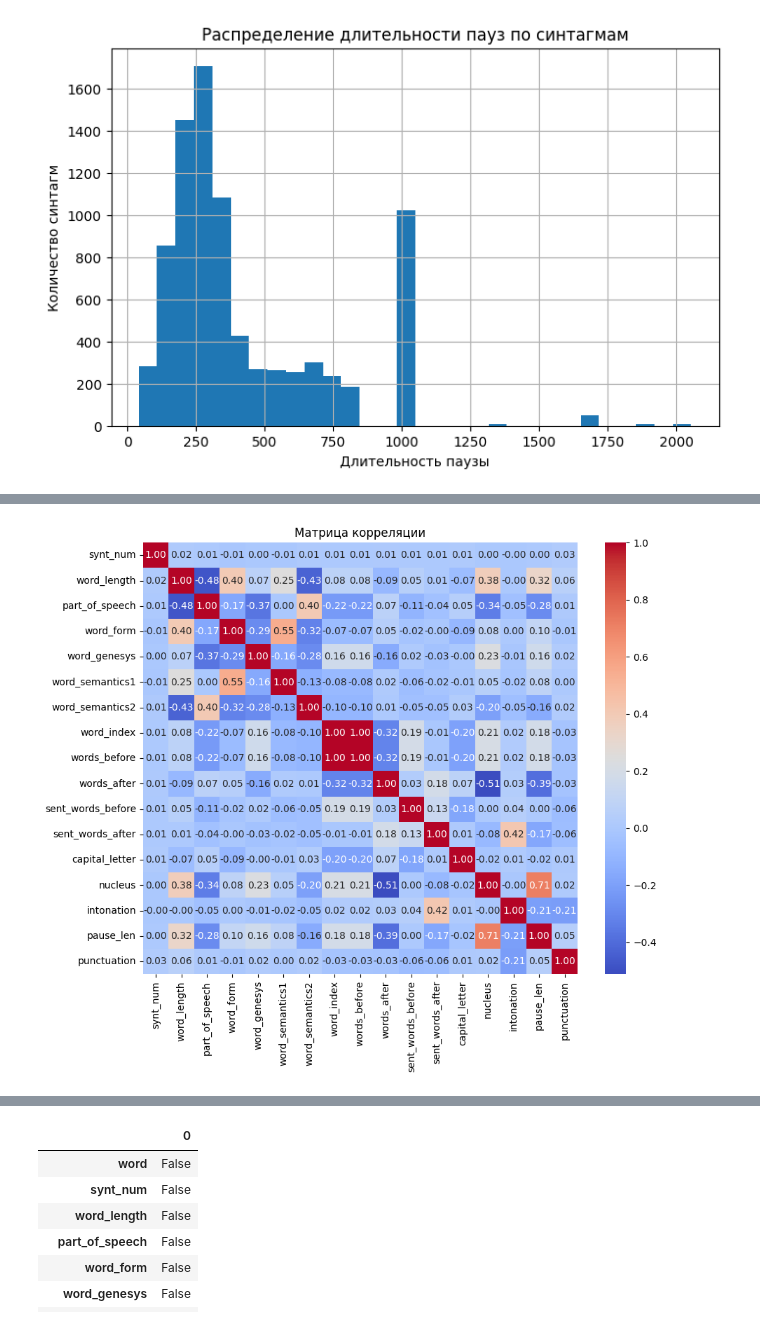
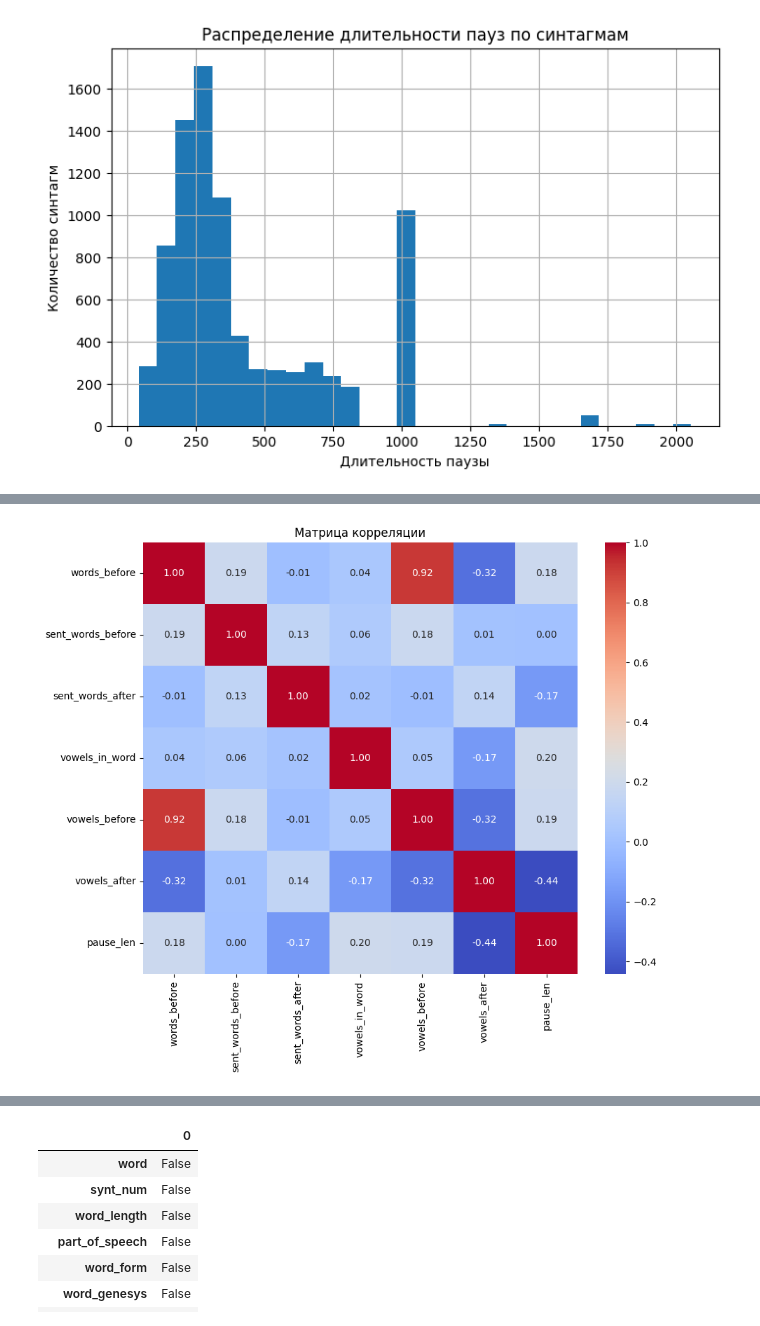
Before and after one commit to ITMO-STML/students-materials, a Jupyter notebook: Speech synthesis/Prosody.ipynb, the cells around one changed output, grey strips where cells are left out. Cells and saved outputs as stored; diff of their text form; code cells hidden in the pictures.

```diff
--- a/Speech synthesis/Prosody.ipynb
+++ b/Speech synthesis/Prosody.ipynb
@@ -373,14 +390,15 @@ df.describe()
 | 75% | 6332.250000 | 7.000000 | 9.000000 | 28.000000 | 2.000000 | 0.000000 | 20.000000 | ... |
 | max | 8502.000000 | 25.000000 | 12.000000 | 73.000000 | 8.000000 | 100.000000 | 700.000000 | ... |
 # %%
-numeric_df = df.select_dtypes(include=["number"])
+num_cols = ["words_before", 'sent_words_before', 'sent_words_after', 'vowels_in_word', 'vowels_before', 'vowels_after', 'pause_len']
+numeric_df = df[num_cols]
 corr = numeric_df.corr()
 plt.figure(figsize=(10, 8))
 sns.heatmap(corr, annot=True, cmap="coolwarm", fmt=".2f")
 plt.title("Матрица корреляции")
 plt.show()
 # %% [output]
-[figure, old version]
+[figure, new version]
 # %%
 # Заменить разные типы ядер на один тип
 df['nucleus'] = df['nucleus'].replace({2: 1, 3: 1}).copy()
```
Also changed, not shown: parts of 12 cells of this notebook.
